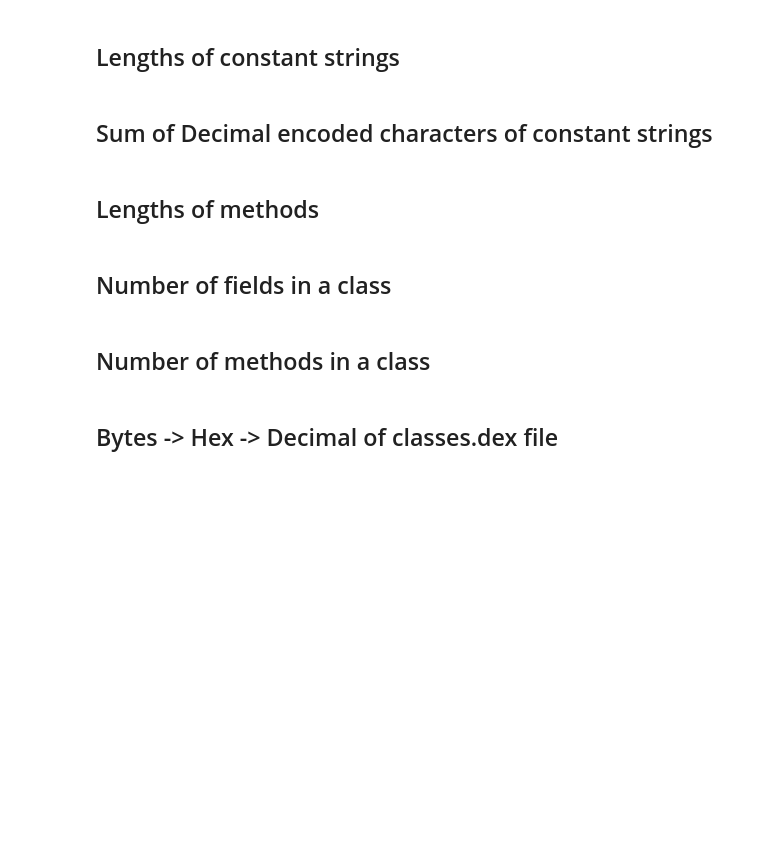
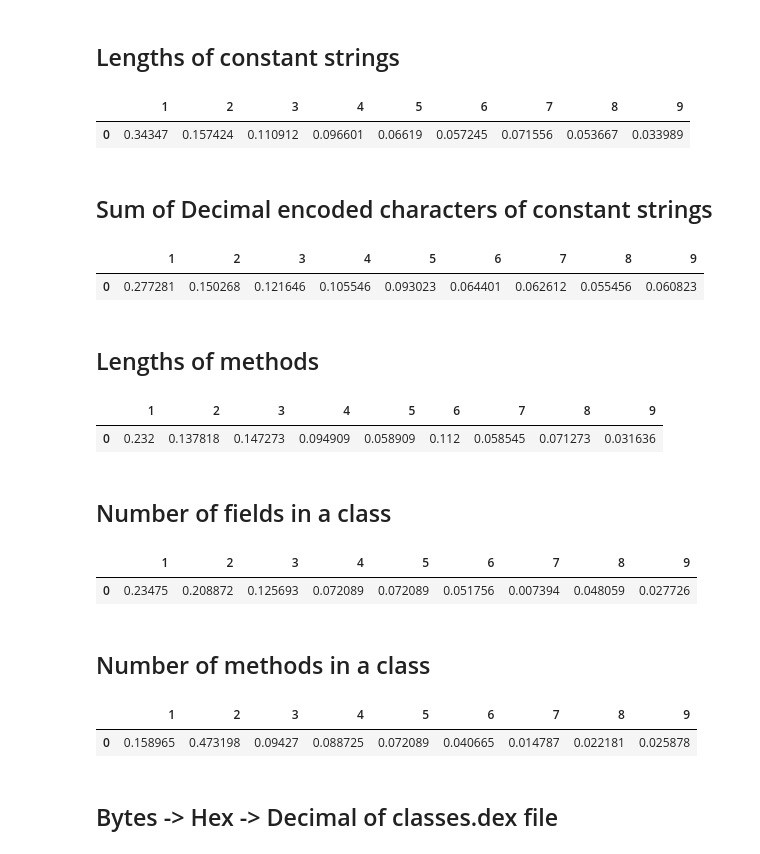
Before and after one commit to gschick3/bendroid, a Jupyter notebook: read_apk.ipynb, the cells around one changed output. Cells and saved outputs as stored; diff of their text form; code cells hidden in the pictures; blank space fills up the shorter version.

```diff
--- a/read_apk.ipynb
+++ b/read_apk.ipynb
@@ -1,10 +1,14 @@
+# %%
+from androguard.misc import AnalyzeAPK
+
+file_path = "./APKs/malign/0AF7642E7A58238E778BAA5940A36BEE84510F53CD96D5590919A0BE2A29D782.apk"#"./APKs/benign/031363170CB9EB84638CC4F5E191CA6892F753F608CB0708E6E17B17E774CDDA.apk"
+apk, dex, analysis = AnalyzeAPK(file_path)
 # %% [markdown]
 ## Utility Functions
 # %%
 from math import floor, log10
 from collections import Counter
 import pandas as pd
-from sklearn.metrics import mean_absolute_error
 
 benford = {1: .301,
            2: .176,
@@ -26,65 +30,74 @@ def data_to_df(data: list[int]) -> pd.DataFrame:
     range_to_fill = range(1, 10)
     fd = [get_first_digit(d) for d in data]
     total = len(data)
+    if total == 0:
+        return pd.DataFrame()
     counts = Counter({key: (Counter(fd)[key]/total) for key in range_to_fill})
     df = pd.DataFrame([counts], columns=counts.keys())
     return df.copy()
 # %% [markdown]
 ## Lengths of constant strings
 # %%
-def fd_string_length(analysis):
-    strings = analysis.get_strings()  # dex[0].get_strings()
-    strings = [s.get_value() for s in strings]
-    strings = list(map(str.strip, strings))
+strings = analysis.get_strings()  # dex[0].get_strings()
+strings = [s.get_value() for s in strings]
+strings = list(map(str.strip, strings))
 
-    data = list(map(len, strings))
+data = list(map(len, strings))
 
-    return data_to_df(data)
+data_to_df(data)
+# %% [output]
+|  | 1 | 2 | 3 | 4 | 5 | 6 | 7 | 8 | 9 |
+| 0 | 0.34347 | 0.157424 | 0.110912 | 0.096601 | 0.06619 | 0.057245 | 0.071556 | 0.053667 | 0.033989 |
 # %% [markdown]
 ## Sum of Decimal encoded characters of constant strings
 # %%
-def sum_of_chars(s):
-    return sum(ord(c) for c in s)
+strings = analysis.get_strings()  # dex[0].get_strings()
+strings = [s.get_value() for s in strings]
 
-def fd_string_value(analysis):
-    strings = analysis.get_strings()  # dex[0].get_strings()
-    strings = [s.get_value() for s in strings]
+strings = list(map(str.strip, strings))
 
-    strings = list(map(str.strip, strings))
+data = list(map(lambda s: sum(ord(c) for c in s), strings))
 
-    data = list(map(sum_of_chars, strings))
-
-    return data_to_df(data)
+data_to_df(data)
+# %% [output]
+|  | 1 | 2 | 3 | 4 | 5 | 6 | 7 | 8 | 9 |
+| 0 | 0.277281 | 0.150268 | 0.121646 | 0.105546 | 0.093023 | 0.064401 | 0.062612 | 0.055456 | 0.060823 |
 # %% [markdown]
 ## Lengths of methods
 # %%
-def fd_method_lengths(analysis):
-    methods = analysis.get_methods()
+methods = analysis.get_methods()
 
-    # The above get_methods() method returns a deprecated type, so we get_method() again below to return a usable type.
-    # External methods don't have available lengths, so we skip past them
-    method_lengths = [method.get_method().get_length() for method in methods if not method.is_external()]
+# The above get_methods() method returns a deprecated type, so we get_method() again below to return a usable type.
+# External methods don't have available lengths, so we skip past them
+method_lengths = [method.get_method().get_length() for method in methods if not method.is_external()]
 
-    return data_to_df(method_lengths)
+data_to_df(method_lengths)
+# %% [output]
+|  | 1 | 2 | 3 | 4 | 5 | 6 | 7 | 8 | 9 |
+| 0 | 0.232 | 0.137818 | 0.147273 | 0.094909 | 0.058909 | 0.112 | 0.058545 | 0.071273 | 0.031636 |
 # %% [markdown]
 ## Number of fields in a class
 # %%
-def fd_class_fields(analysis):
-    classes = analysis.get_internal_classes()
+classes = analysis.get_internal_classes()
 
-    fields = [c.get_fields() for c in classes]
+fields = [c.get_fields() for c in classes]
 
-    fields_count = map(len, fields)
+fields_count = list(map(len, fields))
 
-    return data_to_df(fields_count)
+data_to_df(fields_count)
+# %% [output]
+|  | 1 | 2 | 3 | 4 | 5 | 6 | 7 | 8 | 9 |
+| 0 | 0.23475 | 0.208872 | 0.125693 | 0.072089 | 0.072089 | 0.051756 | 0.007394 | 0.048059 | 0.027726 |
 # %% [markdown]
 ## Number of methods in a class
 # %%
-def fd_class_methods(analysis):
-    classes = analysis.get_internal_classes()
-    methods = [c.get_methods() for c in classes]
-    methods_count = map(len, methods)
-    return data_to_df(methods_count)
+classes = analysis.get_internal_classes()
+methods = [c.get_methods() for c in classes]
+methods_count = list(map(len, methods))
+data_to_df(methods_count)
+# %% [output]
+|  | 1 | 2 | 3 | 4 | 5 | 6 | 7 | 8 | 9 |
+| 0 | 0.158965 | 0.473198 | 0.09427 | 0.088725 | 0.072089 | 0.040665 | 0.014787 | 0.022181 | 0.025878 |
 # %% [markdown]
 ## Bytes -> Hex -> Decimal of classes.dex file
 # %%
```
Also changed, not shown: parts of 20 cells of this notebook.
